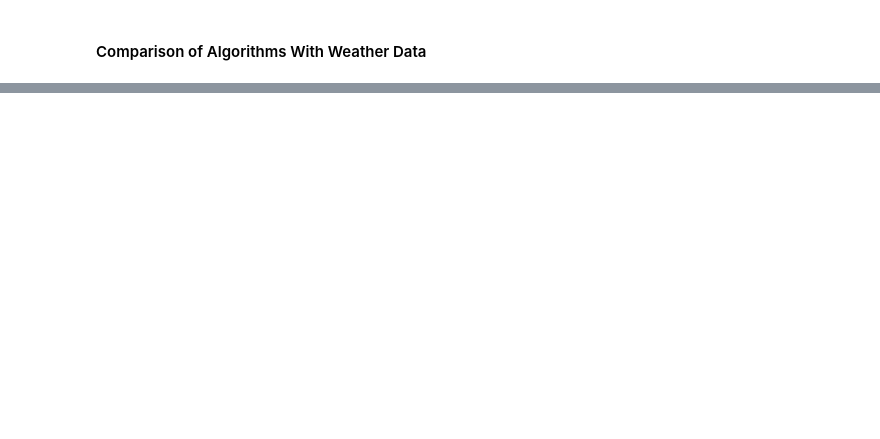
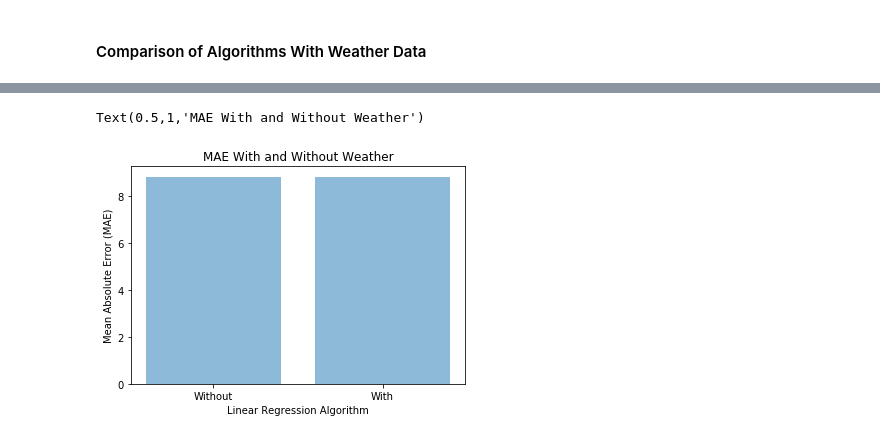
Before and after one commit to npalacio/IntroToAI, a Jupyter notebook: Homework/Project/Work/Flight Prediction.ipynb, the cells around one changed output, grey strips where cells are left out. Saved outputs shown, nothing was run; the diff lists cells and outputs as text; code cells hidden in the pictures; blank space fills up the shorter version.

```diff
--- a/Homework/Project/Work/Flight Prediction.ipynb
+++ b/Homework/Project/Work/Flight Prediction.ipynb
@@ -9,3 +18,7 @@
+# %%
+flightDataFile = './Flight Delays Data.csv'
+weatherDataFile = './Weather Data.csv'
+trainingDataPercent = .70
 # %%
 import utils
 import pandas as pd
@@ -125,5 +164,5 @@ plt.show()
 # %%
-mask = np.random.rand(len(pristineFlightData)) < .7
+mask = np.random.rand(len(pristineFlightData)) < trainingDataPercent
 trainingDataX = pristineFlightData[mask]
 testingDataX = pristineFlightData[~mask]
 labelData = flightData.filter(items=['ArrDelay'])
@@ -228,2 +386,5 @@ mergedData
 # %% [markdown]
 #### Drop Columns
+# %%
+mergedData = utils.FilterColumns(mergedData, ['Year', 'Month', 'DayofMonth', 'DayOfWeek', 'Carrier','OriginAirportID', 'DestAirportID', 'CRSDepTime', 'DepDelay','CRSDepHour','ArrDelay','TimeZone','Visibility','DryBulbCelsius','WetBulbCelsius','DewPointCelsius','RelativeHumidity','WindSpeed','StationPressure'])
+mergedData
@@ -230,6 +414,4 @@ mergedData
 # %%
-columns = ['Year', 'Month', 'DayofMonth', 'DayOfWeek', 'Carrier','OriginAirportID', 'DestAirportID', 'CRSDepTime', 'DepDelay','CRSDepHour','ArrDelay','TimeZone','Visibility','DryBulbCelsius','WetBulbCelsius','DewPointCelsius','RelativeHumidity','WindSpeed','StationPressure']
-mergedData = utils.FilterColumns(mergedData, columns)
 utils.FillInMissingNumericValues(mergedData, 'TimeZone',0)
 utils.FillInMissingNumericValues(mergedData, 'Visibility',0)
 utils.FillInMissingNumericValues(mergedData, 'DryBulbCelsius',0)
@@ -299,0 +553,9 @@ plt.title('RMSE by Algorithm')
+# %%
+plt.bar(y_pos, [comparisonDict['MeanAbsErr'][0],comparisonDictWW['MeanAbsErr'][0]], align='center', alpha=0.5)
+plt.xticks(y_pos, ('Without', 'With'))
+plt.ylabel('Mean Absolute Error (MAE)')
+plt.xlabel('Linear Regression Algorithm')
+plt.title('MAE With and Without Weather')
+# %% [output]
+Text(0.5,1,'MAE With and Without Weather')
+[figure, added]
```
Also changed, not shown: parts of 68 cells of this notebook.
